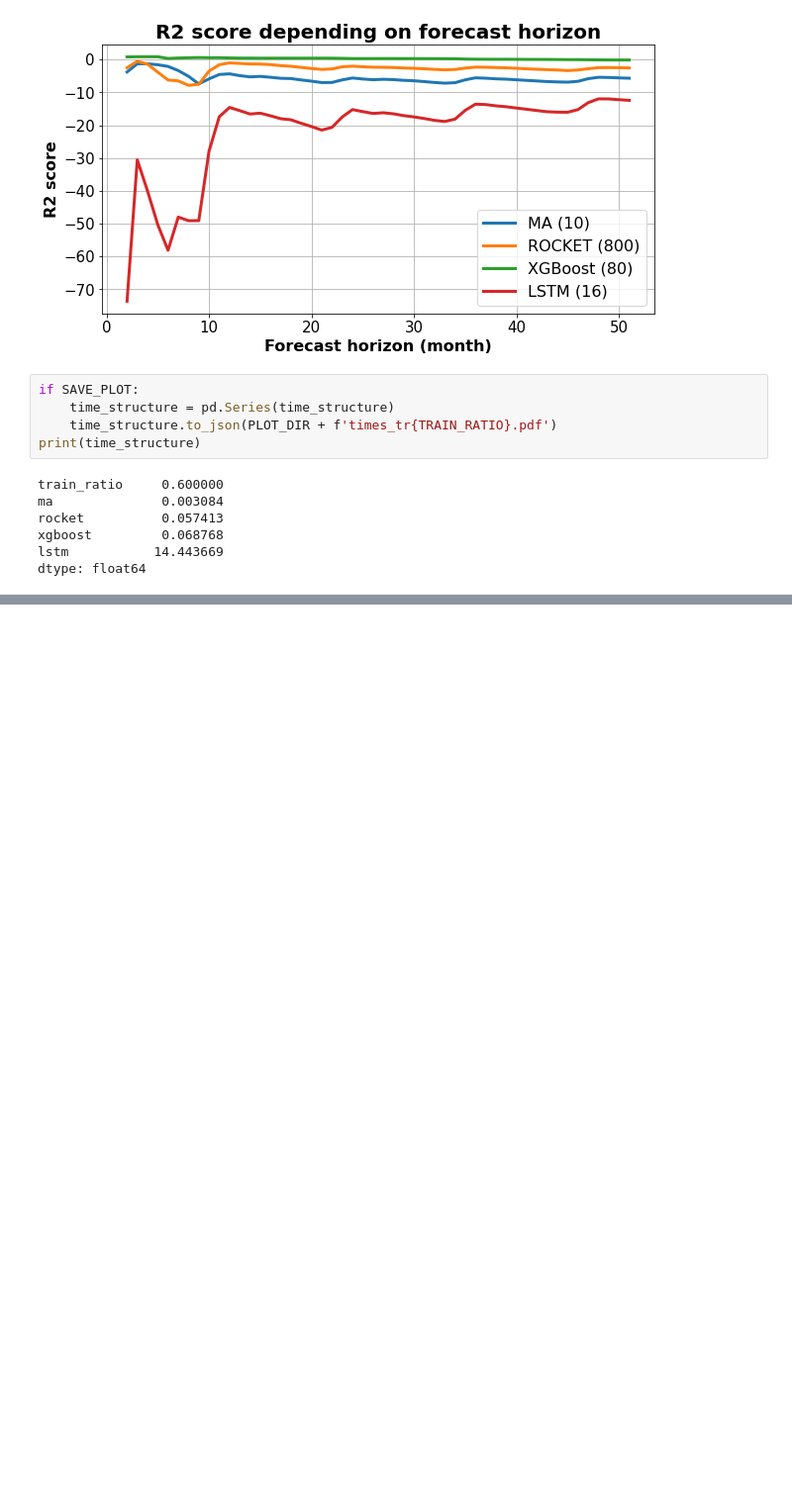
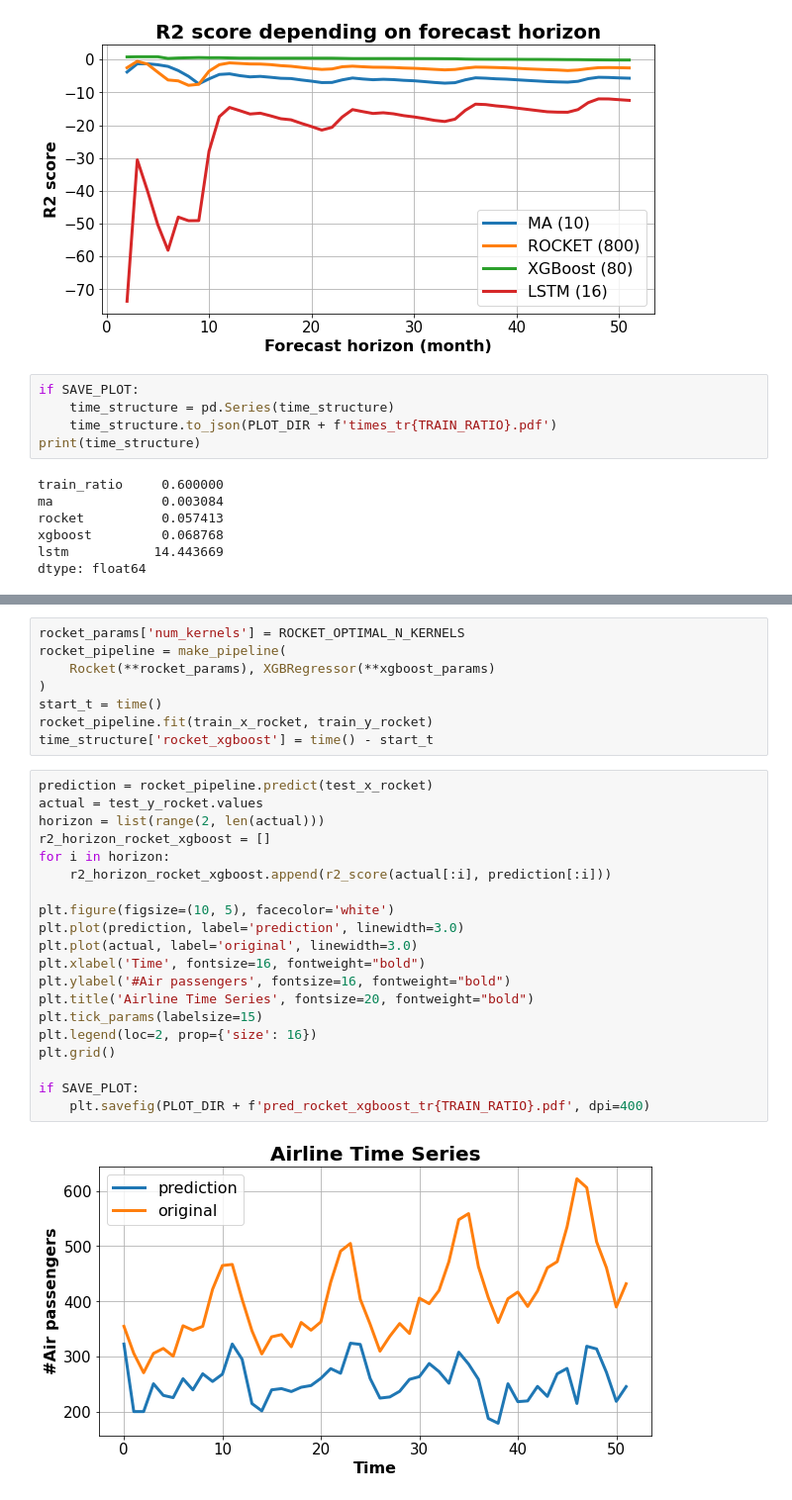
Before and after one commit to AlbMLpy/ROCKET_MSD_2022, a Jupyter notebook: experiment.ipynb, the cells around one changed output, grey strips where cells are left out. Shown: that part at 99% size. Cells and saved outputs as stored; diff of their text form; blank space fills up the shorter version.

```diff
--- a/experiment.ipynb
+++ b/experiment.ipynb
@@ -680,0 +728,30 @@ dtype: float64
+# %%
+rocket_params['num_kernels'] = ROCKET_OPTIMAL_N_KERNELS
+rocket_pipeline = make_pipeline(
+    Rocket(**rocket_params), XGBRegressor(**xgboost_params)
+)
+start_t = time()
+rocket_pipeline.fit(train_x_rocket, train_y_rocket)
+time_structure['rocket_xgboost'] = time() - start_t
+# %%
+prediction = rocket_pipeline.predict(test_x_rocket)
+actual = test_y_rocket.values
+horizon = list(range(2, len(actual)))
+r2_horizon_rocket_xgboost = []
+for i in horizon:
+    r2_horizon_rocket_xgboost.append(r2_score(actual[:i], prediction[:i]))
+
+plt.figure(figsize=(10, 5), facecolor='white')
+plt.plot(prediction, label='prediction', linewidth=3.0)
+plt.plot(actual, label='original', linewidth=3.0)
+plt.xlabel('Time', fontsize=16, fontweight="bold")
+plt.ylabel('#Air passengers', fontsize=16, fontweight="bold")
+plt.title('Airline Time Series', fontsize=20, fontweight="bold")
+plt.tick_params(labelsize=15)
+plt.legend(loc=2, prop={'size': 16})
+plt.grid()
+
+if SAVE_PLOT:
+    plt.savefig(PLOT_DIR + f'pred_rocket_xgboost_tr{TRAIN_RATIO}.pdf', dpi=400)
+# %% [output]
+[figure, added]
```
Also changed, not shown: parts of 4 cells of this notebook, 2 other files.
